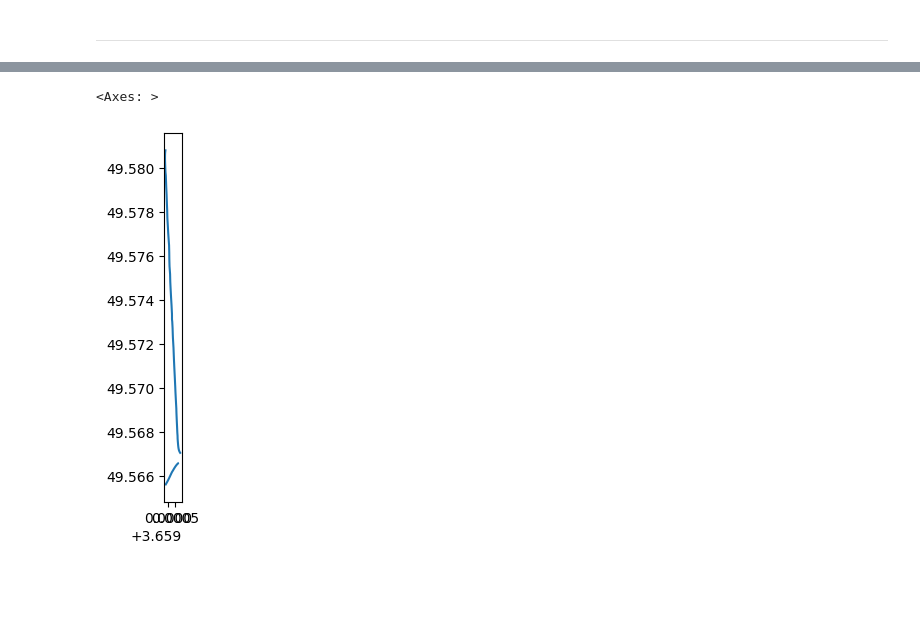
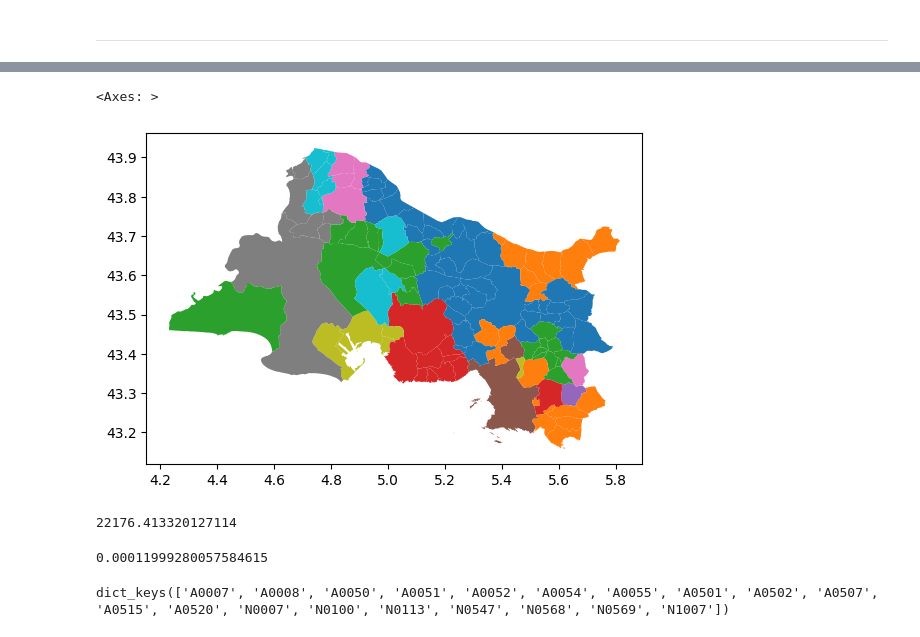
Before and after one commit to dataforgoodfr/batch11_e_cartomobile, a Jupyter notebook: notebooks/TMJA_et_extrapolation_tourisme.ipynb, the cells around one changed output, grey strips where cells are left out. Drawn from its saved outputs; the diff is of its cells as text; code cells hidden in the pictures; blank space fills up the shorter version.

```diff
--- a/notebooks/TMJA_et_extrapolation_tourisme.ipynb
+++ b/notebooks/TMJA_et_extrapolation_tourisme.ipynb
@@ -295,5 +258,13 @@ tmja_wrs84
-# %%
-tmja_wrs84.loc[tmja_wrs84['longueur']==1677,:].geometry.plot()
-# %% [output]
-<Axes: >
-[figure, removed]
+# %%
+communes_bdr_13.plot(column='nearlier_road')
+# %% [output]
+<Axes: >
+[figure, added]
+# %%
+max(communes_bdr_13['nearlier_road_dist'])
+# %% [output]
+22176.413320127114
+# %%
+np.log(1 + 12/100000)
+# %% [output]
+0.00011999280057584615
@@ -299,0 +275,4 @@ tmja_wrs84.loc[tmja_wrs84['longueur']==1677,:].geometry.plot()
+# %%
+traffic_values.keys()
+# %% [output]
+dict_keys(['A0007', 'A0008', 'A0050', 'A0051', 'A0052', 'A0054', 'A0055', 'A0501', 'A0502', 'A0507', 'A0515', 'A0520', 'N0007', 'N0100', 'N0113', 'N0547', 'N0568', 'N0569', 'N1007'])
```
Also changed, not shown: parts of 35 cells of this notebook, 2 other files.
